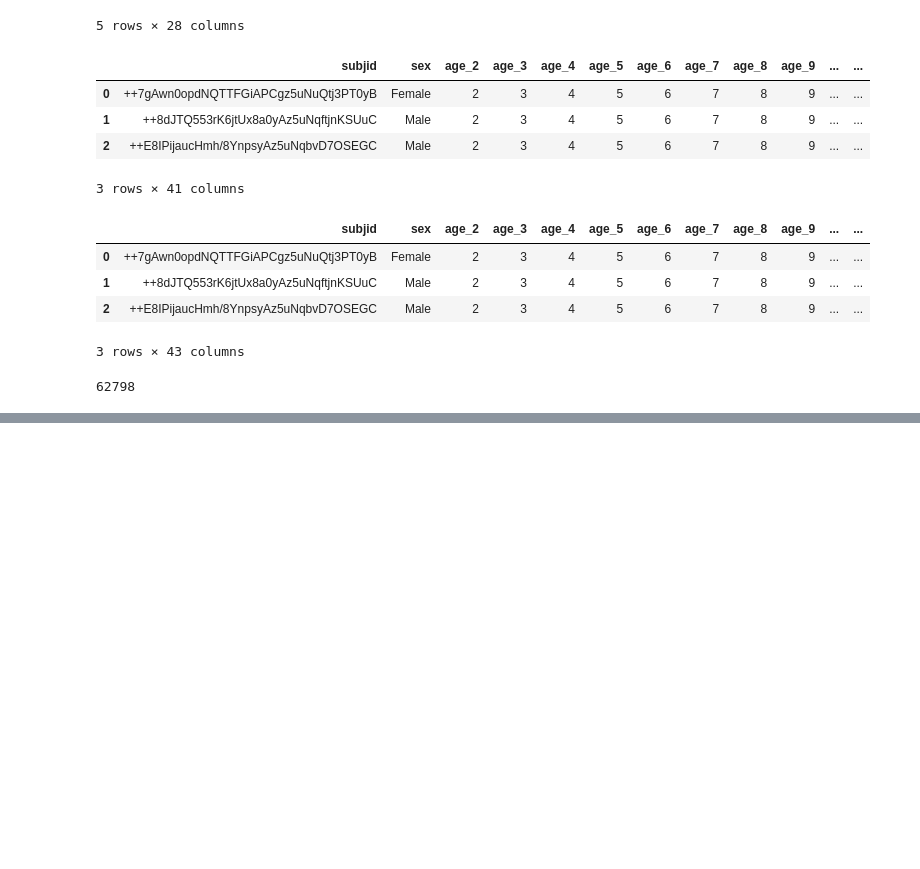
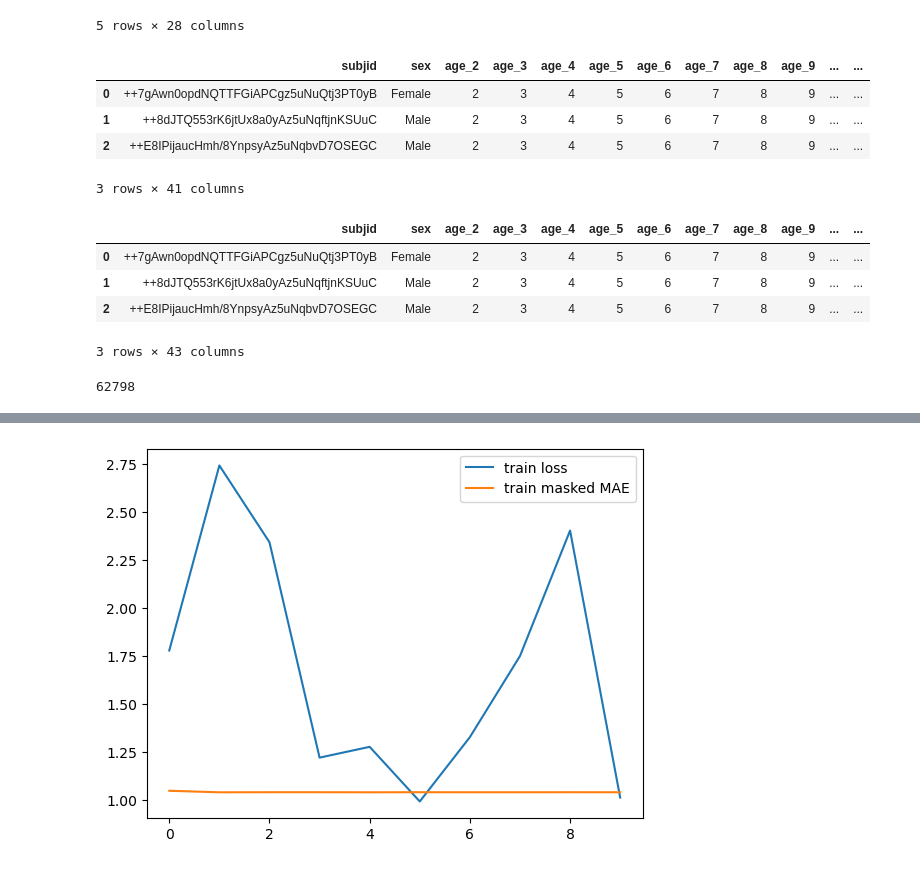
Before and after one commit to Marc-CC/Teen-Obesity-predictor-App, a Jupyter notebook: ML_models_tfm.ipynb, the cells around one changed output, grey strips where cells are left out. Drawn from its saved outputs; the diff is of its cells as text; code cells hidden in the pictures; blank space fills up the shorter version.

```diff
--- a/ML_models_tfm.ipynb
+++ b/ML_models_tfm.ipynb
@@ -328,0 +357,14 @@ xtrain.head(3)
+# %%
+def lstm_preprocess(df, measure_cols, sex_cols, real_col):
+    LSTM_measures = df[measure_cols].values.reshape(-1, len(measure_cols), 1)
+    LSTM_sex = df[sex_cols].values
+    sex_repeated = np.repeat(LSTM_sex[:, np.newaxis, :], len(measure_cols), axis=1)
+    is_real_value = df[real_col].apply(lambda x: 1 if x == "Unknown" else 0).values
+    is_real_value = is_real_value.reshape(-1, 1, 1)
+    is_real_value = np.repeat(is_real_value, len(measure_cols), axis=1)
+    LSTM_combined = np.concatenate([LSTM_measures, sex_repeated, is_real_value], axis=2)
+    return LSTM_combined
+# %%
+LSTM_measure_cols = [f"zbmi_{i}" for i in range(2, 14)]
+LSTM_xtrain = lstm_preprocess(xtrain, LSTM_measure_cols, ["sex_Female", "sex_Male"], "stratify")
+LSTM_xtest = lstm_preprocess(xtest, LSTM_measure_cols, ["sex_Female", "sex_Male"], "stratify")
@@ -328,0 +411,5 @@ xtrain.head(3)
+# %%
+# Instantiate, compile and fit model
+lstm_model = LSTM_model()
+lstm_model.compile(optimizer = "adam")
+LSTM_history = lstm_model.fit(LSTM_xtrain, ytrain, epochs = 10, batch_size = 32)
@@ -328,0 +437,7 @@ xtrain.head(3)
+# %%
+plt.plot(LSTM_history.history['loss'], label='train loss')
+plt.plot(LSTM_history.history['mae'], label='train masked MAE')
+plt.legend()
+plt.show()
+# %% [output]
+[figure, added]
```
Also changed, not shown: parts of 16 cells of this notebook.
